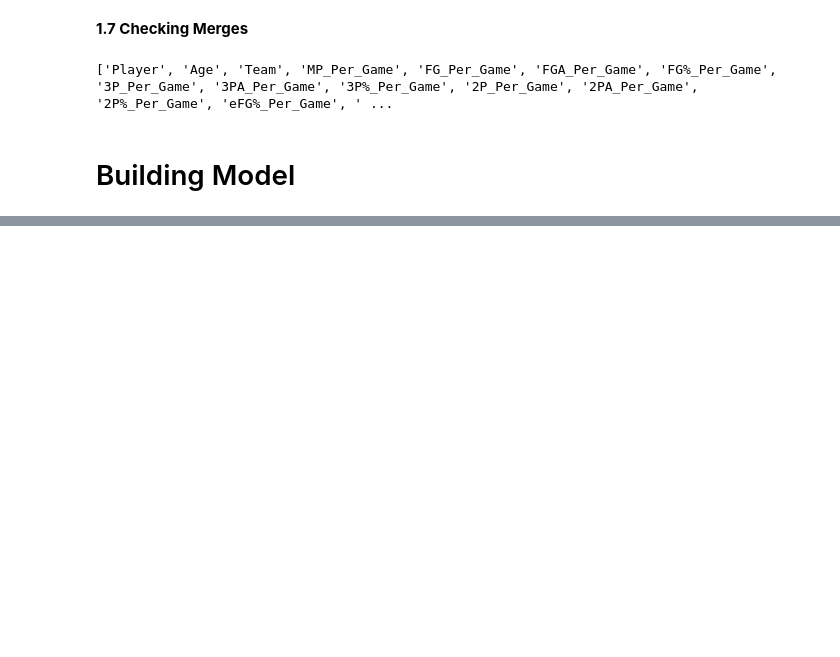
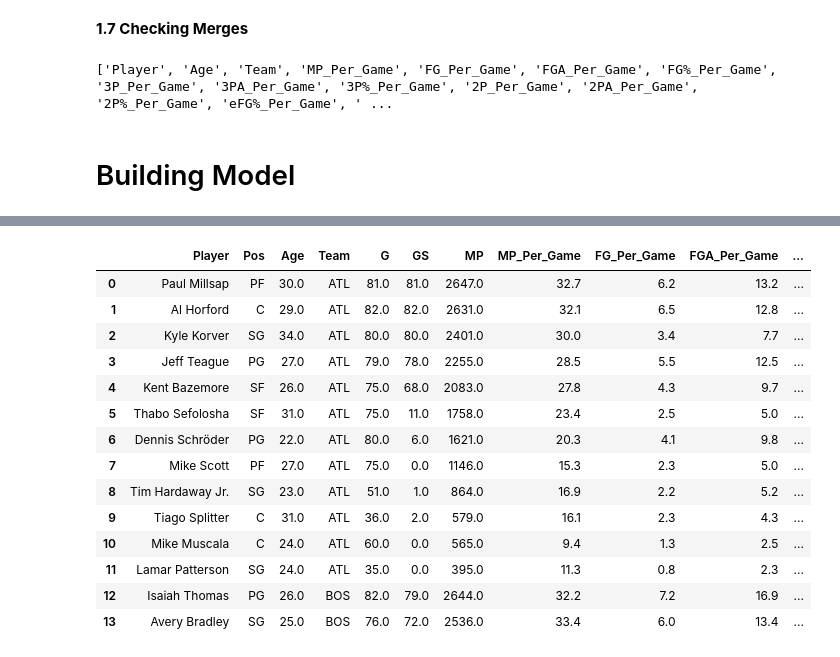
Before and after one commit to JZ-17/NESSIS, a Jupyter notebook: NESSIS.ipynb, the cells around one changed output, grey strips where cells are left out. Cells and saved outputs as stored; diff of their text form; code cells hidden in the pictures; blank space fills up the shorter version.

```diff
--- a/NESSIS.ipynb
+++ b/NESSIS.ipynb
@@ -530,0 +546,10 @@ print(list(dataframes[0].columns))
+# %%
+# Assigning Eastern or Western Conference based on Team
+eastern = ["BOS", "BKN", "NYK", "PHI", "TOR", "CHI", "CLE", "DET", "IND", "MIL", "ATL", "CHA", "MIA", "ORL", "WAS"]
+western = ["DAL", "DEN", "GSW", "HOU", "LAC", "LAL", "MEM", "MIN", "NOP", "OKC", "PHX", "POR", "SAC", "SAS", "UTA"]
+
+for i in range(len(dataframes)):
+    df = dataframes[i]
+
+    df['Team'] = df['Team'].astype(str).str.strip()  # Just in case
+    df['Conference'] = df['Team'].apply(lambda x: 'East' if x in eastern else 'West')
@@ -530,0 +558,83 @@ print(list(dataframes[0].columns))
+# %%
+for i in range(len(dataframes)):
+    df = dataframes[i]
+
+    # Drop unnecessary columns
+    df.drop(columns=['Player-additional'], inplace=True, errors='ignore')
+
+    # Reorder columns
+    ordered_cols = [
+        # Identity
+        'Player', 'Pos', 'Age', 'Team',
+
+        # Playing time
+        'G', 'GS', 'MP', 'MP_Per_Game',
+
+        # Per Game
+        'FG_Per_Game', 'FGA_Per_Game', 'FG%_Per_Game',
+        '3P_Per_Game', '3PA_Per_Game', '3P%_Per_Game',
+        '2P_Per_Game', '2PA_Per_Game', '2P%_Per_Game',
+        'eFG%_Per_Game', 'FT_Per_Game', 'FTA_Per_Game', 'FT%_Per_Game',
+        'ORB_Per_Game', 'DRB_Per_Game', 'TRB_Per_Game',
+        'AST_Per_Game', 'STL_Per_Game', 'BLK_Per_Game',
+        'TOV_Per_Game', 'PF_Per_Game', 'PTS_Per_Game',
+
+        # Per 36
+        'FG_Per_36', 'FGA_Per_36', 'FG%_Per_36',
+        '3P_Per_36', '3PA_Per_36', '3P%_Per_36',
+        '2P_Per_36', '2PA_Per_36', '2P%_Per_36',
+        'eFG%_Per_36', 'FT_Per_36', 'FTA_Per_36', 'FT%_Per_36',
+        'ORB_Per_36', 'DRB_Per_36', 'TRB_Per_36',
+        'AST_Per_36', 'STL_Per_36', 'BLK_Per_36',
+        'TOV_Per_36', 'PF_Per_36', 'PTS_Per_36',
+
+        # Advanced
+        'PER', 'TS%', '3PAr', 'FTr',
+        'ORB%', 'DRB%', 'TRB%', 'AST%', 'STL%', 'BLK%', 'TOV%', 'USG%',
+        'OWS', 'DWS', 'WS', 'WS/48', 'OBPM', 'DBPM', 'BPM', 'VORP',
+
+        # Shooting detail
+        'FG%', 'Average_Shot_Distance', '2P', '3P',
+        '%_Shots_Attempts_From_0-3', '%_Shots_Attempts_From_3-10',
+        '%_Shots_Attempts_From_10-16', '%_Shots_Attempts_From_16-3P',
+        'FG%_From_2', 'FG%_From_0-3', 'FG%_From_3-10',
+        'FG%_From_10-16', 'FG%_From_16-3P', 'FG%_From_3',
+        '%_FG_That_Were_Assisted_From_2', '%_FG_That_Were_Assisted_From_3',
+        '%_FGA_That_Were_Dunks', '#_Of_Made_Dunks',
+        '%_3PA_That_Were_Corner_3s', 'Corner_3P%',
+        'Heaves_Attempts', 'Heaves_Made',
+
+        # Plus Stats
+        '2P%', '3P%', 'eFG%', 'FT%',
+        'FG+', '2P+', '3P+', 'eFG+', 'FT+', 'TS+',
+        'FTr+', '3PAr+', 'FG Add', 'TS Add'
+    ]
+
+    # Keep only available columns (some may be missing depending on year)
+    ordered_cols = [col for col in ordered_cols if col in df.columns]
+    df = df[ordered_cols]
+
+    # Sort and trim to top 12 per team by MP
+    df = df.sort_values(by=['Team', 'MP'], ascending=[True, False]).reset_index(drop=True)
+    df = df.groupby('Team').head(12).reset_index(drop=True)
+
+    # Save back
+    dataframes[i] = df
+
+dataframes[0].head(14)
+# %% [output]
+|  | Player | Pos | Age | Team | G | GS | MP | MP_Per_Game | FG_Per_Game | FGA_Per_Game | ... |
+| 0 | Paul Millsap | PF | 30.0 | ATL | 81.0 | 81.0 | 2647.0 | 32.7 | 6.2 | 13.2 | ... |
+| 1 | Al Horford | C | 29.0 | ATL | 82.0 | 82.0 | 2631.0 | 32.1 | 6.5 | 12.8 | ... |
+| 2 | Kyle Korver | SG | 34.0 | ATL | 80.0 | 80.0 | 2401.0 | 30.0 | 3.4 | 7.7 | ... |
+| 3 | Jeff Teague | PG | 27.0 | ATL | 79.0 | 78.0 | 2255.0 | 28.5 | 5.5 | 12.5 | ... |
+| 4 | Kent Bazemore | SF | 26.0 | ATL | 75.0 | 68.0 | 2083.0 | 27.8 | 4.3 | 9.7 | ... |
+| 5 | Thabo Sefolosha | SF | 31.0 | ATL | 75.0 | 11.0 | 1758.0 | 23.4 | 2.5 | 5.0 | ... |
+| 6 | Dennis Schröder | PG | 22.0 | ATL | 80.0 | 6.0 | 1621.0 | 20.3 | 4.1 | 9.8 | ... |
+| 7 | Mike Scott | PF | 27.0 | ATL | 75.0 | 0.0 | 1146.0 | 15.3 | 2.3 | 5.0 | ... |
+| 8 | Tim Hardaway Jr. | SG | 23.0 | ATL | 51.0 | 1.0 | 864.0 | 16.9 | 2.2 | 5.2 | ... |
+| 9 | Tiago Splitter | C | 31.0 | ATL | 36.0 | 2.0 | 579.0 | 16.1 | 2.3 | 4.3 | ... |
+| 10 | Mike Muscala | C | 24.0 | ATL | 60.0 | 0.0 | 565.0 | 9.4 | 1.3 | 2.5 | ... |
+| 11 | Lamar Patterson | SG | 24.0 | ATL | 35.0 | 0.0 | 395.0 | 11.3 | 0.8 | 2.3 | ... |
+| 12 | Isaiah Thomas | PG | 26.0 | BOS | 82.0 | 79.0 | 2644.0 | 32.2 | 7.2 | 16.9 | ... |
+| 13 | Avery Bradley | SG | 25.0 | BOS | 76.0 | 72.0 | 2536.0 | 33.4 | 6.0 | 13.4 | ... |
```
Also changed, not shown: parts of 15 cells of this notebook, 1 other file.
